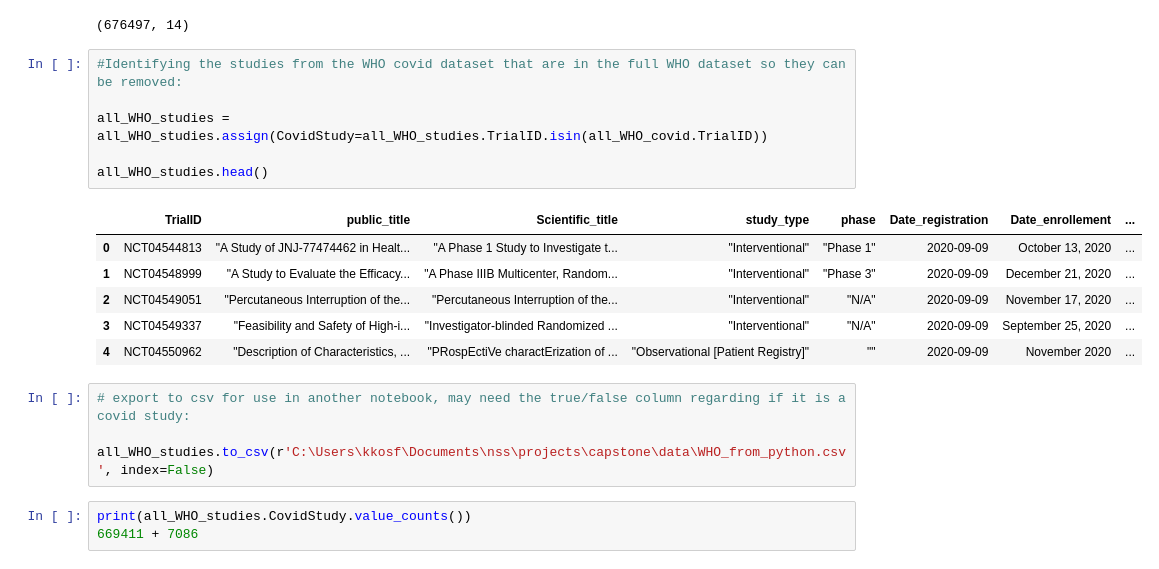
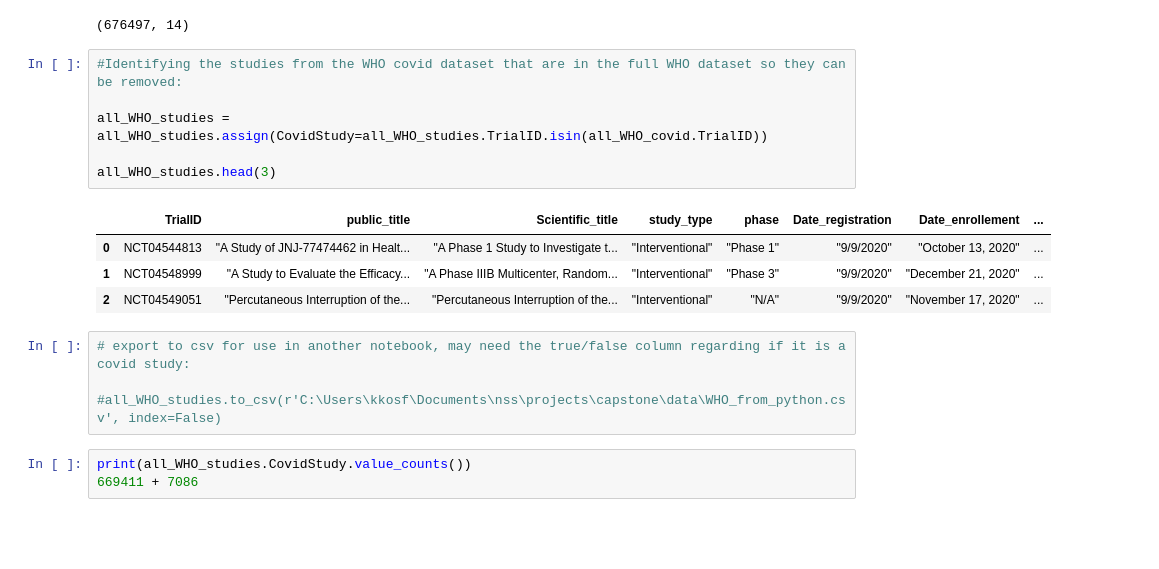
Before and after one commit to katiek74/capstone, a Jupyter notebook: notebooks/WHO_data_download_and_transformation.ipynb, the cells around one changed output. Cells and saved outputs as stored; diff of their text form; blank space fills up the shorter version.

Commit message:
exploring why studies stopped and playing with vizs

```diff
--- a/notebooks/WHO_data_download_and_transformation.ipynb
+++ b/notebooks/WHO_data_download_and_transformation.ipynb
@@ -383,20 +396,18 @@ all_WHO_studies.shape
 # %%
 #Identifying the studies from the WHO covid dataset that are in the full WHO dataset so they can be removed:
 
 all_WHO_studies = all_WHO_studies.assign(CovidStudy=all_WHO_studies.TrialID.isin(all_WHO_covid.TrialID))
 
-all_WHO_studies.head()
+all_WHO_studies.head(3)
 # %% [output]
 |  | TrialID | public_title | Scientific_title | study_type | phase | Date_registration | Date_enrollement | ... |
-| 0 | NCT04544813 | "A Study of JNJ-77474462 in Healt... | "A Phase 1 Study to Investigate t... | "Interventional" | "Phase 1" | 2020-09-09 | October 13, 2020 | ... |
-| 1 | NCT04548999 | "A Study to Evaluate the Efficacy... | "A Phase IIIB Multicenter, Random... | "Interventional" | "Phase 3" | 2020-09-09 | December 21, 2020 | ... |
-| 2 | NCT04549051 | "Percutaneous Interruption of the... | "Percutaneous Interruption of the... | "Interventional" | "N/A" | 2020-09-09 | November 17, 2020 | ... |
-| 3 | NCT04549337 | "Feasibility and Safety of High-i... | "Investigator-blinded Randomized ... | "Interventional" | "N/A" | 2020-09-09 | September 25, 2020 | ... |
-| 4 | NCT04550962 | "Description of Characteristics, ... | "PRospEctiVe charactErization of ... | "Observational [Patient Registry]" | "" | 2020-09-09 | November 2020 | ... |
+| 0 | NCT04544813 | "A Study of JNJ-77474462 in Healt... | "A Phase 1 Study to Investigate t... | "Interventional" | "Phase 1" | "9/9/2020" | "October 13, 2020" | ... |
+| 1 | NCT04548999 | "A Study to Evaluate the Efficacy... | "A Phase IIIB Multicenter, Random... | "Interventional" | "Phase 3" | "9/9/2020" | "December 21, 2020" | ... |
+| 2 | NCT04549051 | "Percutaneous Interruption of the... | "Percutaneous Interruption of the... | "Interventional" | "N/A" | "9/9/2020" | "November 17, 2020" | ... |
 # %%
 # export to csv for use in another notebook, may need the true/false column regarding if it is a covid study:
 
-all_WHO_studies.to_csv(r'C:\Users\kkosf\Documents\nss\projects\capstone\data\WHO_from_python.csv', index=False)
+#all_WHO_studies.to_csv(r'C:\Users\kkosf\Documents\nss\projects\capstone\data\WHO_from_python.csv', index=False)
 # %%
 print(all_WHO_studies.CovidStudy.value_counts())
 669411 + 7086
```
Also changed, not shown: parts of 15 cells of this notebook, 5 other files.
